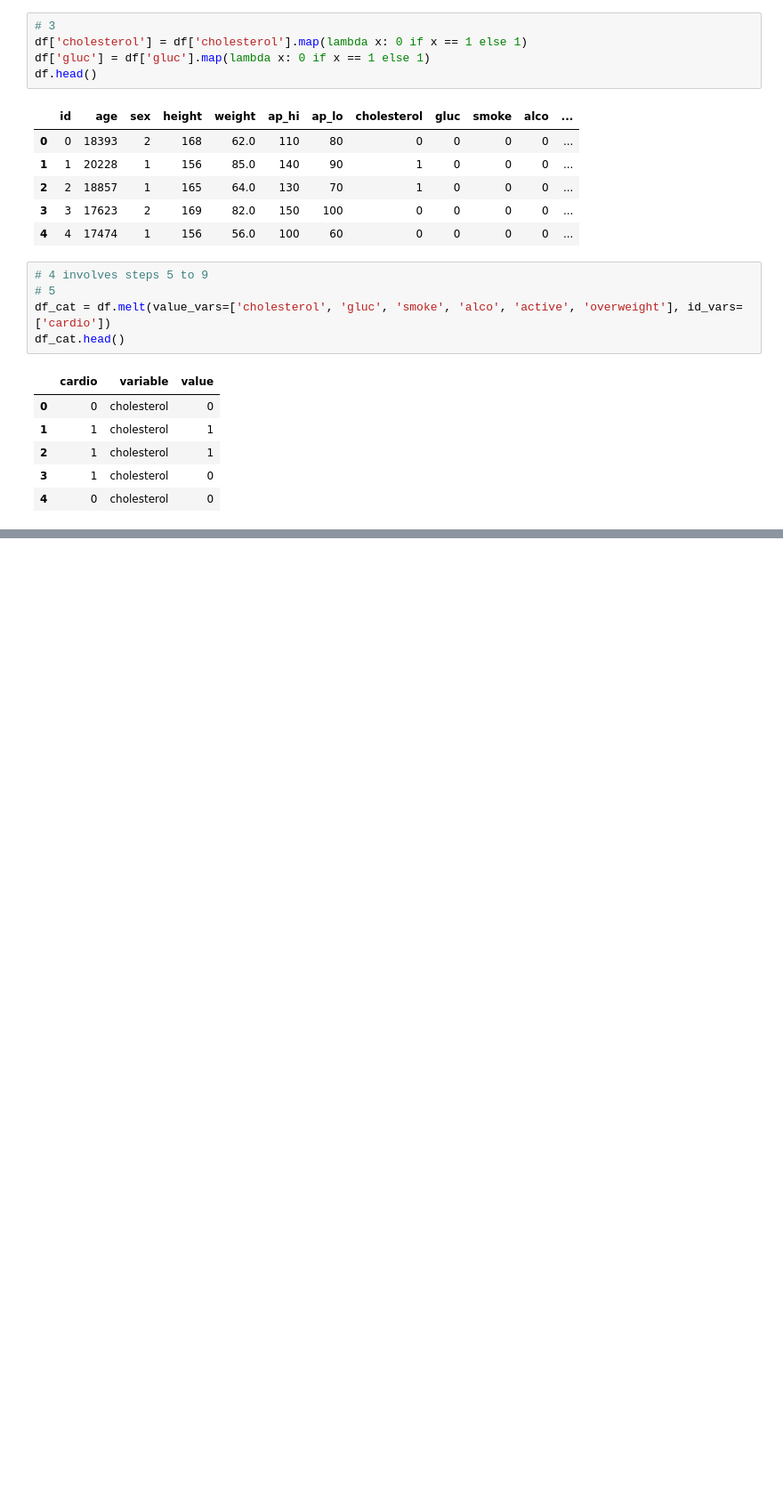
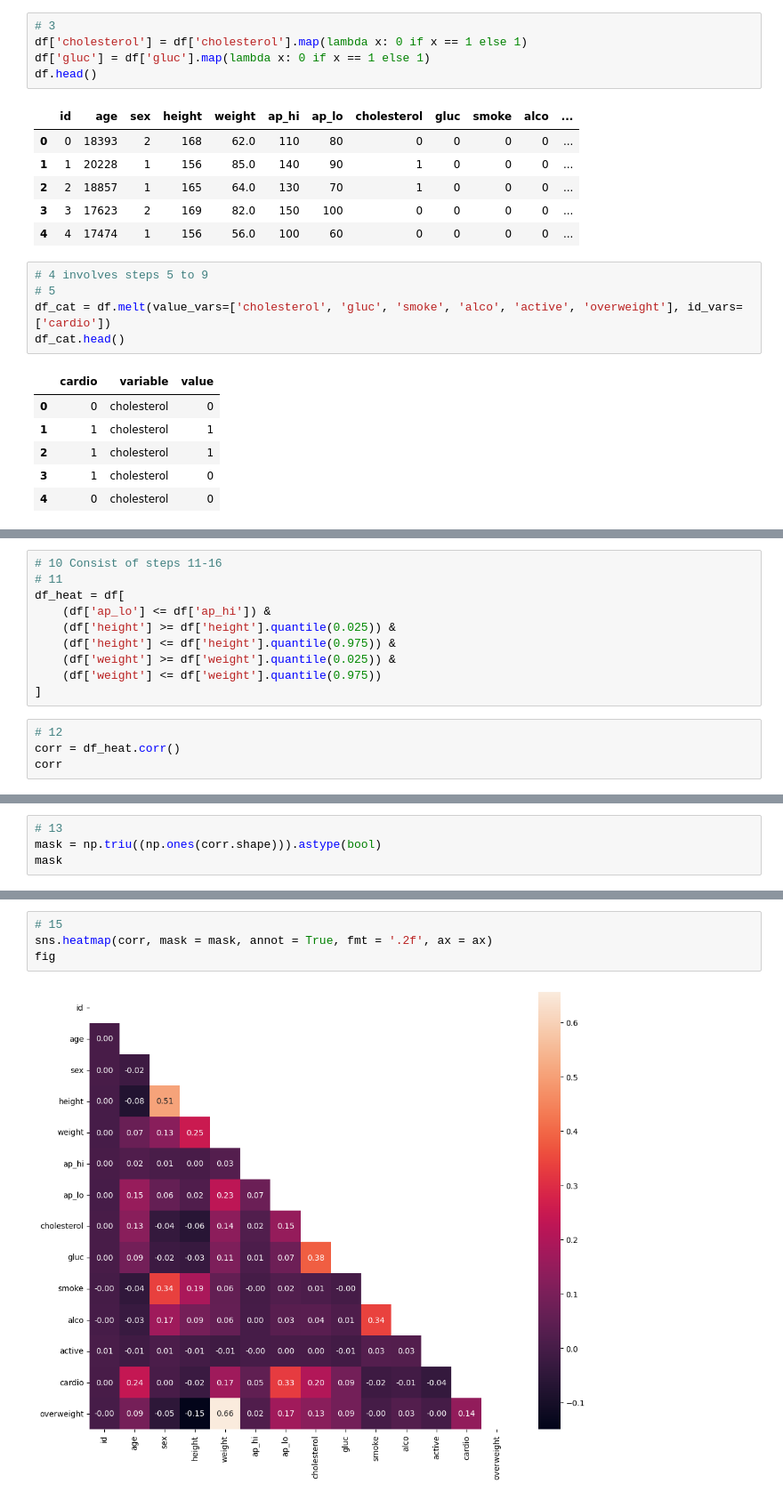
Before and after one commit to Kyo-Fox22/boilerplate-medical-data-visualizer, a Jupyter notebook: test.ipynb, the cells around one changed output, grey strips where cells are left out. Shown at 89% size. Drawn from its saved outputs; the diff is of its cells as text; blank space fills up the shorter version.

```diff
--- a/test.ipynb
+++ b/test.ipynb
@@ -71,0 +91,14 @@ Name: count, dtype: int64
+# %%
+# 10 Consist of steps 11-16
+# 11
+df_heat = df[
+    (df['ap_lo'] <= df['ap_hi']) &
+    (df['height'] >= df['height'].quantile(0.025)) &
+    (df['height'] <= df['height'].quantile(0.975)) &
+    (df['weight'] >= df['weight'].quantile(0.025)) &
+    (df['weight'] <= df['weight'].quantile(0.975))
+]
+# %%
+# 12
+corr = df_heat.corr()
+corr
@@ -71,0 +121,4 @@ Name: count, dtype: int64
+# %%
+# 13
+mask = np.triu((np.ones(corr.shape))).astype(bool)
+mask
@@ -71,0 +148,6 @@ Name: count, dtype: int64
+# %%
+# 15
+sns.heatmap(corr, mask = mask, annot = True, fmt = '.2f', ax = ax)
+fig
+# %% [output]
+[figure, added]
```
Also changed, not shown: parts of 8 cells of this notebook.
